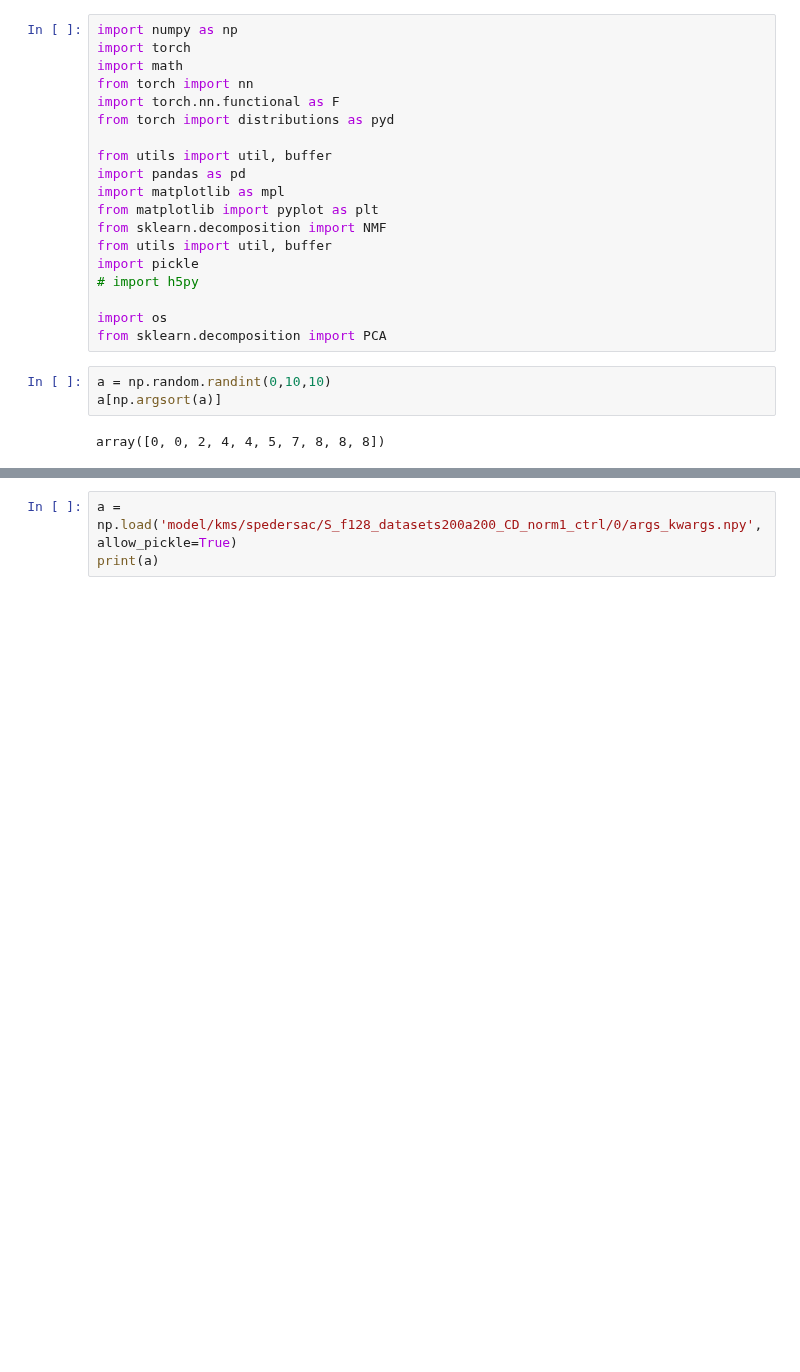
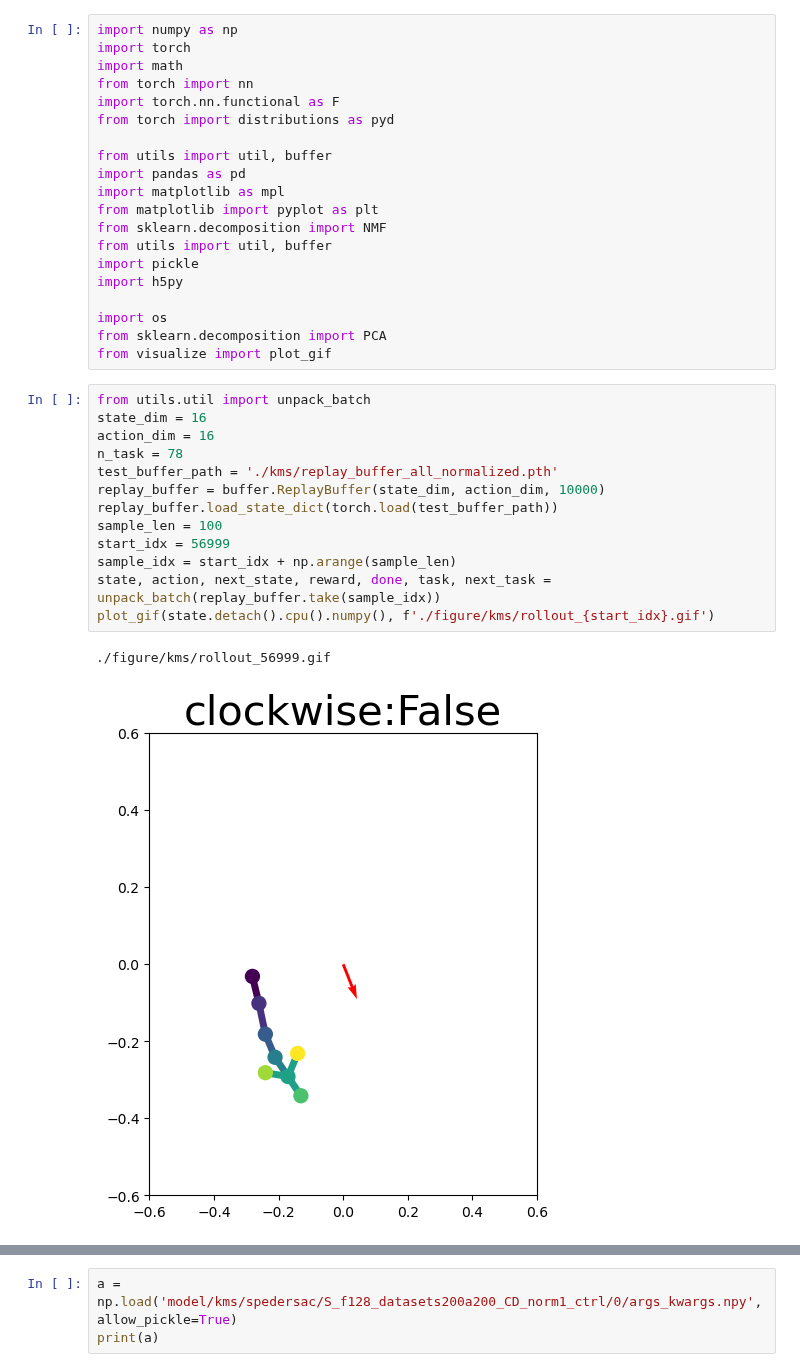
Before and after one commit to G1NO3/Rat7m-SPEDER, a Jupyter notebook: simulation.ipynb, the cells around one changed output, grey strips where cells are left out. Drawn from its saved outputs; the diff is of its cells as text; blank space fills up the shorter version.

```diff
--- a/simulation.ipynb
+++ b/simulation.ipynb
@@ -13,15 +13,27 @@ from matplotlib import pyplot as plt
 from sklearn.decomposition import NMF
 from utils import util, buffer
 import pickle
-# import h5py
+import h5py
 
 import os
 from sklearn.decomposition import PCA
+from visualize import plot_gif
-# %%
-a = np.random.randint(0,10,10)
-a[np.argsort(a)]
-# %% [output]
-array([0, 0, 2, 4, 4, 5, 7, 8, 8, 8])
+# %%
+from utils.util import unpack_batch
+state_dim = 16
+action_dim = 16
+n_task = 78
+test_buffer_path = './kms/replay_buffer_all_normalized.pth'
+replay_buffer = buffer.ReplayBuffer(state_dim, action_dim, 10000)
+replay_buffer.load_state_dict(torch.load(test_buffer_path))
+sample_len = 100
+start_idx = 56999
+sample_idx = start_idx + np.arange(sample_len)
+state, action, next_state, reward, done, task, next_task = unpack_batch(replay_buffer.take(sample_idx))
+plot_gif(state.detach().cpu().numpy(), f'./figure/kms/rollout_{start_idx}.gif')
+# %% [output]
+./figure/kms/rollout_56999.gif
+[figure, added]
 # %%
   # state_seqs_all: [syllable, state_dim]
   # action_seqs_all: [syllable, action_dim]
```
Also changed, not shown: parts of 12 cells of this notebook, 4 other files.
